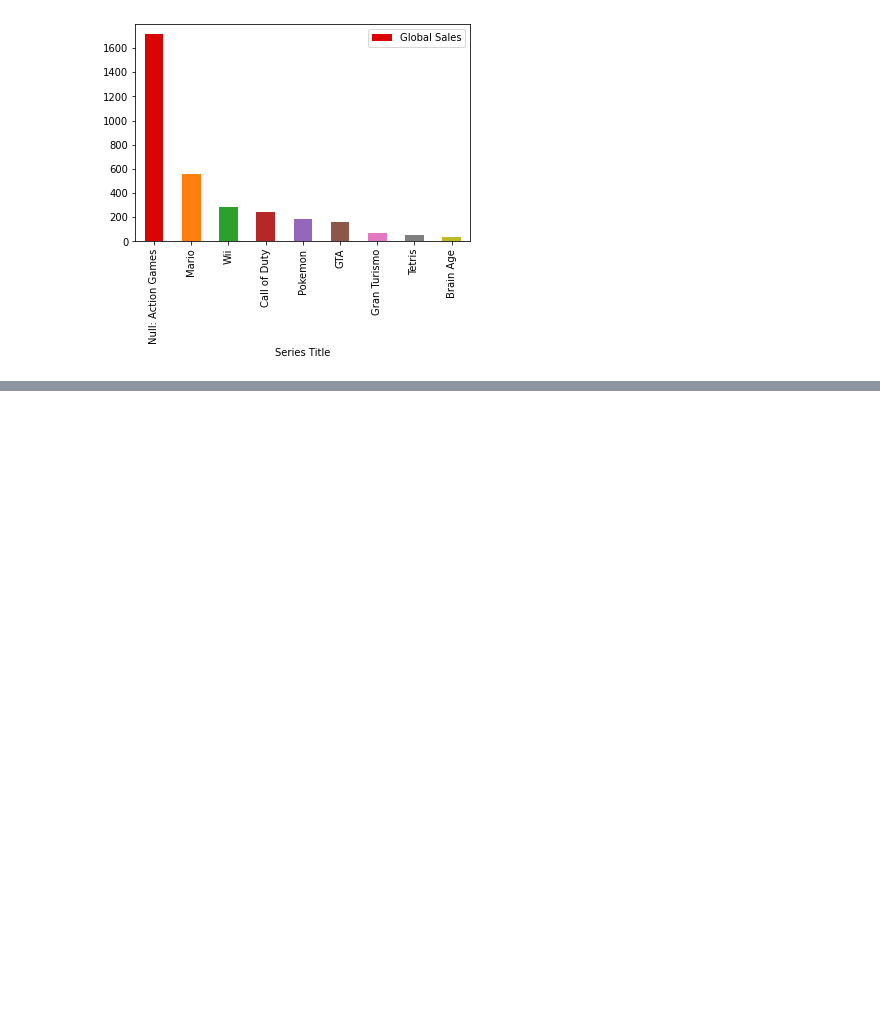
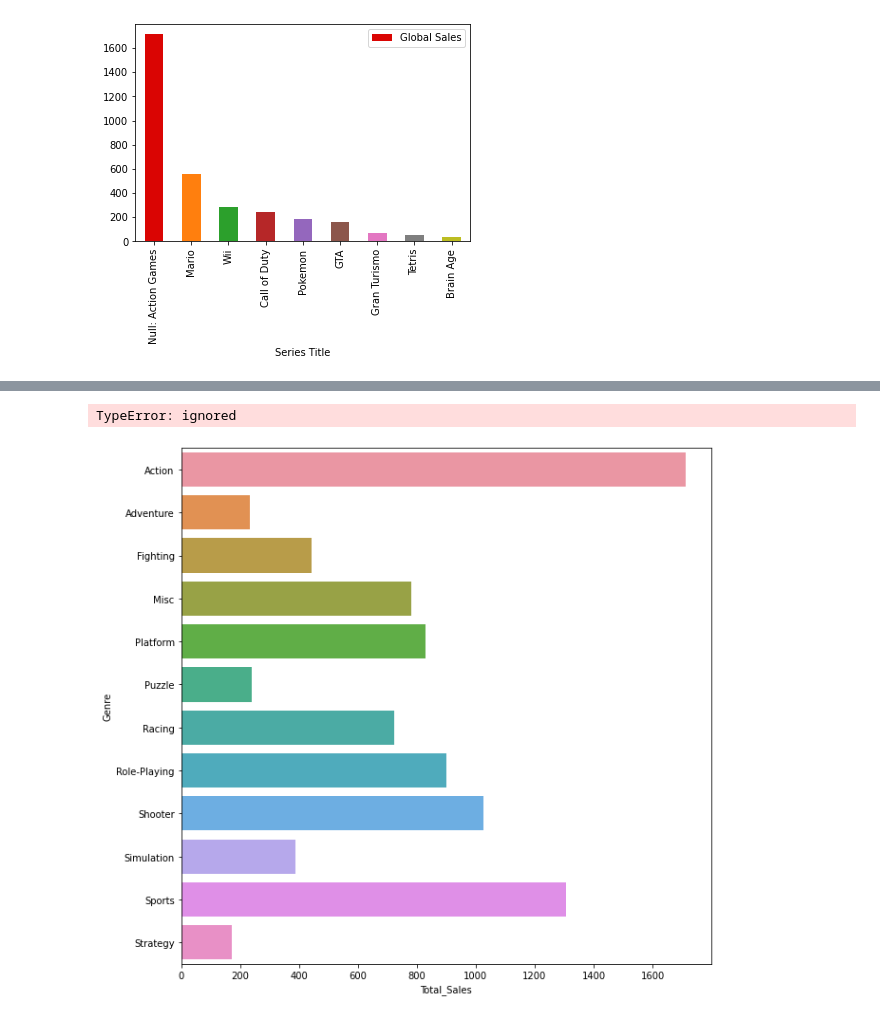
Before and after one commit to ysooch0819/Codestates-AIB-projects, a Jupyter notebook: ai16_section1_project_윤수창.ipynb, the cells around one changed output, grey strips where cells are left out. Drawn from its saved outputs; the diff is of its cells as text; code cells hidden in the pictures; blank space fills up the shorter version.

```diff
--- a/ai16_section1_project_윤수창.ipynb
+++ b/ai16_section1_project_윤수창.ipynb
@@ -335,0 +340,17 @@ test
+# %%
+# top100 Genre 그래프
+top100_genre = df1.groupby(['Genre'])['Total_Sales'].sum().reset_index()
+platform = top100_genre['Genre'].values
+plt.figure(figsize=(10, 10))
+top100_genre = sns.barplot(x ='Total_Sales', y='Genre', data=top100_genre)
+cnt = 0
+for value in top100_genre['Total_Sales']:
+    top100_genre.text(x=value + 5, y=cnt, s=str(round(value,2)),
+            color='black', size=10)
+    cnt+=1
+plt.xlabel('Sales')
+plt.ylabel('Genre')
+plt.show()
+# %% [output]
+TypeError: ignored
+[figure, added]
```
Also changed, not shown: parts of 3 cells of this notebook.
